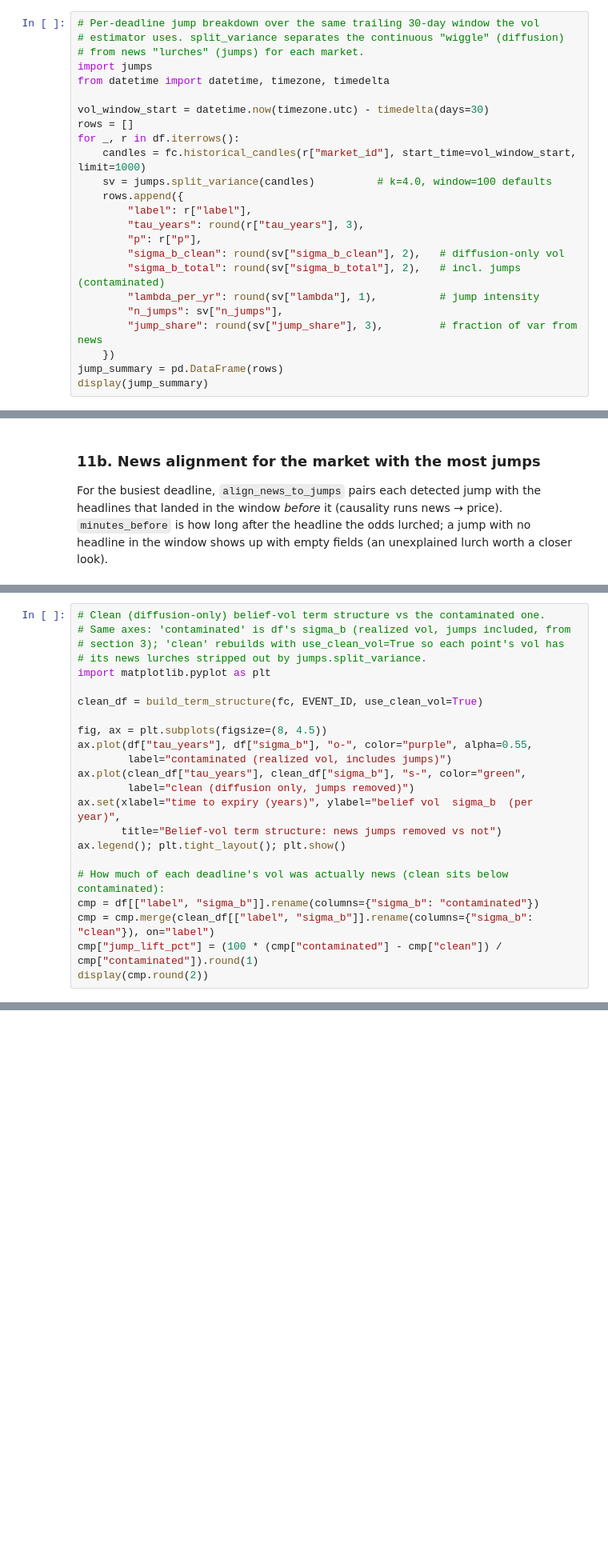
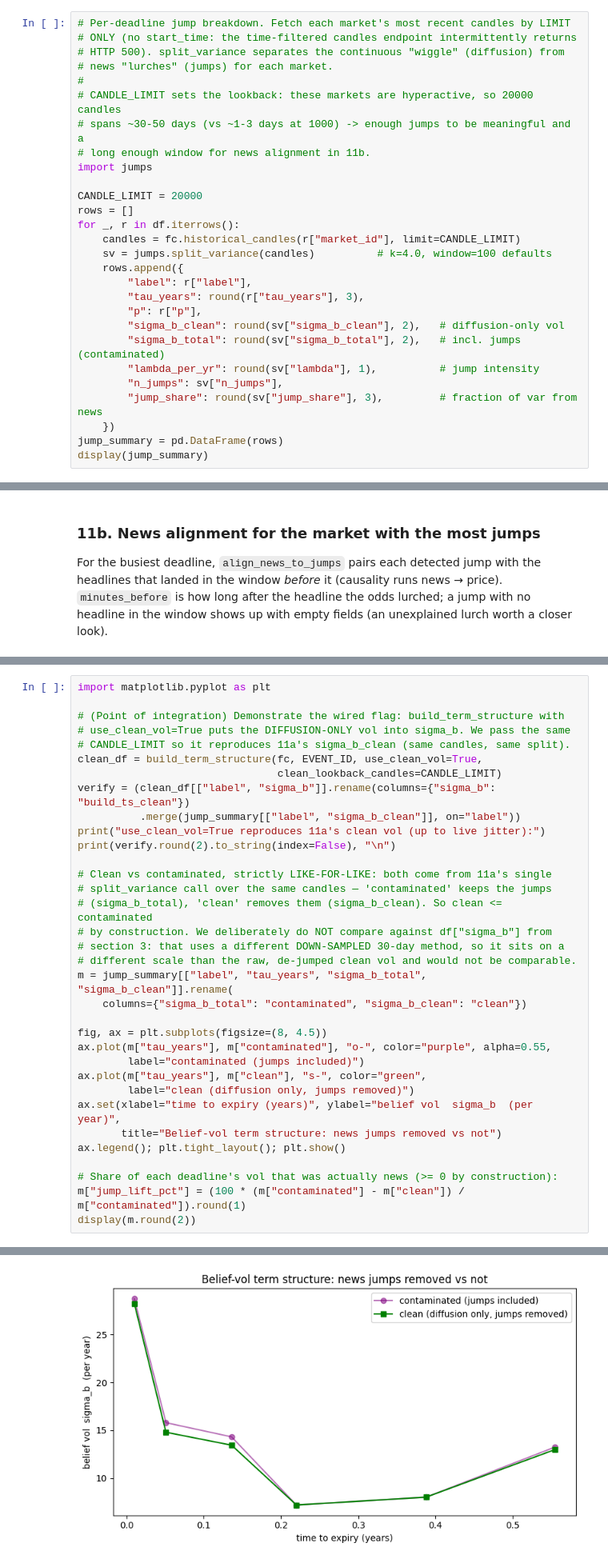
Before and after one commit to Enclave-Money/vol-term, a Jupyter notebook: analysis.ipynb, the cells around one changed output, grey strips where cells are left out. Shown at 80% size. Saved outputs shown, nothing was run; the diff lists cells and outputs as text; blank space fills up the shorter version.

```diff
--- a/analysis.ipynb
+++ b/analysis.ipynb
@@ -397,16 +397,20 @@ The log-odds move two ways. A continuous **diffusion** — the small back-and-fo
 
 Run/test: `uv run python -c "from fireplace import FireplaceClient; import jumps; c=FireplaceClient().historical_candles('2155052',limit=500); print(jumps.split_variance(c))"`
 # %%
-# Per-deadline jump breakdown over the same trailing 30-day window the vol
-# estimator uses. split_variance separates the continuous "wiggle" (diffusion)
-# from news "lurches" (jumps) for each market.
+# Per-deadline jump breakdown. Fetch each market's most recent candles by LIMIT
+# ONLY (no start_time: the time-filtered candles endpoint intermittently returns
+# HTTP 500). split_variance separates the continuous "wiggle" (diffusion) from
+# news "lurches" (jumps) for each market.
+#
+# CANDLE_LIMIT sets the lookback: these markets are hyperactive, so 20000 candles
+# spans ~30-50 days (vs ~1-3 days at 1000) -> enough jumps to be meaningful and a
+# long enough window for news alignment in 11b.
 import jumps
-from datetime import datetime, timezone, timedelta
 
-vol_window_start = datetime.now(timezone.utc) - timedelta(days=30)
+CANDLE_LIMIT = 20000
 rows = []
 for _, r in df.iterrows():
-    candles = fc.historical_candles(r["market_id"], start_time=vol_window_start, limit=1000)
+    candles = fc.historical_candles(r["market_id"], limit=CANDLE_LIMIT)
     sv = jumps.split_variance(candles)          # k=4.0, window=100 defaults
     rows.append({
         "label": r["label"],
@@ -446,23 +487,35 @@ The headline payoff of jump separation. The purple curve is the `sigma_b` alread
 # %%
-# Clean (diffusion-only) belief-vol term structure vs the contaminated one.
-# Same axes: 'contaminated' is df's sigma_b (realized vol, jumps included, from
-# section 3); 'clean' rebuilds with use_clean_vol=True so each point's vol has
-# its news lurches stripped out by jumps.split_variance.
 import matplotlib.pyplot as plt
 
-clean_df = build_term_structure(fc, EVENT_ID, use_clean_vol=True)
+# (Point of integration) Demonstrate the wired flag: build_term_structure with
+# use_clean_vol=True puts the DIFFUSION-ONLY vol into sigma_b. We pass the same
+# CANDLE_LIMIT so it reproduces 11a's sigma_b_clean (same candles, same split).
+clean_df = build_term_structure(fc, EVENT_ID, use_clean_vol=True,
+                                clean_lookback_candles=CANDLE_LIMIT)
+verify = (clean_df[["label", "sigma_b"]].rename(columns={"sigma_b": "build_ts_clean"})
+          .merge(jump_summary[["label", "sigma_b_clean"]], on="label"))
+print("use_clean_vol=True reproduces 11a's clean vol (up to live jitter):")
+print(verify.round(2).to_string(index=False), "\n")
+
+# Clean vs contaminated, strictly LIKE-FOR-LIKE: both come from 11a's single
+# split_variance call over the same candles — 'contaminated' keeps the jumps
+# (sigma_b_total), 'clean' removes them (sigma_b_clean). So clean <= contaminated
+# by construction. We deliberately do NOT compare against df["sigma_b"] from
+# section 3: that uses a different DOWN-SAMPLED 30-day method, so it sits on a
+# different scale than the raw, de-jumped clean vol and would not be comparable.
+m = jump_summary[["label", "tau_years", "sigma_b_total", "sigma_b_clean"]].rename(
+    columns={"sigma_b_total": "contaminated", "sigma_b_clean": "clean"})
 
 fig, ax = plt.subplots(figsize=(8, 4.5))
-ax.plot(df["tau_years"], df["sigma_b"], "o-", color="purple", alpha=0.55,
-        label="contaminated (realized vol, includes jumps)")
-ax.plot(clean_df["tau_years"], clean_df["sigma_b"], "s-", color="green",
+ax.plot(m["tau_years"], m["contaminated"], "o-", color="purple", alpha=0.55,
+        label="contaminated (jumps included)")
+ax.plot(m["tau_years"], m["clean"], "s-", color="green",
         label="clean (diffusion only, jumps removed)")
 ax.set(xlabel="time to expiry (years)", ylabel="belief vol  sigma_b  (per year)",
        title="Belief-vol term structure: news jumps removed vs not")
 ax.legend(); plt.tight_layout(); plt.show()
 
-# How much of each deadline's vol was actually news (clean sits below contaminated):
-cmp = df[["label", "sigma_b"]].rename(columns={"sigma_b": "contaminated"})
-cmp = cmp.merge(clean_df[["label", "sigma_b"]].rename(columns={"sigma_b": "clean"}), on="label")
-cmp["jump_lift_pct"] = (100 * (cmp["contaminated"] - cmp["clean"]) / cmp["contaminated"]).round(1)
-display(cmp.round(2))
+# Share of each deadline's vol that was actually news (>= 0 by construction):
+m["jump_lift_pct"] = (100 * (m["contaminated"] - m["clean"]) / m["contaminated"]).round(1)
+display(m.round(2))
+# %% [output]
@@ -468,0 +530 @@ display(cmp.round(2))
+[figure, added]
```
Also changed, not shown: parts of 15 cells of this notebook.
